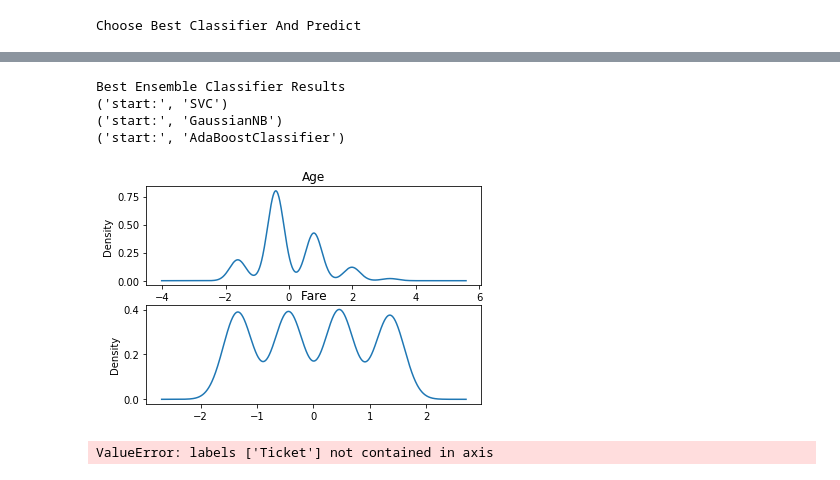
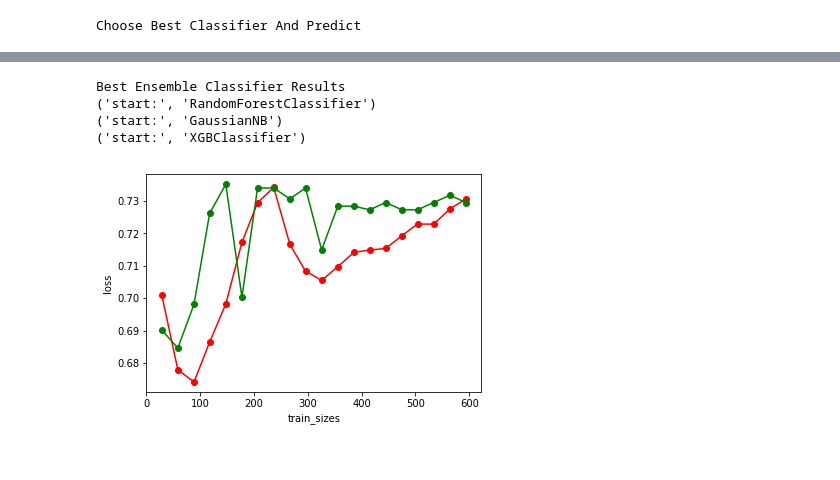
Before and after one commit to Jahvey/PYTHON_kaggle_titanic, a Jupyter notebook: my titanic.ipynb, the cells around one changed output, grey strips where cells are left out. Drawn from its saved outputs; the diff is of its cells as text; code cells hidden in the pictures.

```diff
--- a/my titanic.ipynb
+++ b/my titanic.ipynb
@@ -793,37 +961,10 @@ for i in range(0,3):
     print ('start:',candidate_classifier.__class__.__name__)
     predictions=candidate_classifier.fit(x_train,y_train).predict(x_test)
     data_test_org['Survived']=predictions
-    data_test_org[['PassengerId','Survived']].to_csv("/media/john/10167DFA167DE0E0/TDDOWNLOAD/ML/titanic/officialData/ensembleResultT_{0}_{1}_{2}%%.csv".format( \
-        i,candidate_classifier.__class__.__name__,int(acc_score*10000)),index=False)
+    data_test_org[['PassengerId','Survived']].to_csv("{3}/ensembleResultT_{0}_{1}_{2}.csv".format( \
+        i,candidate_classifier.__class__.__name__,int(acc_score*10000),FILE_DIR),index=False)
 # %% [output]
 Best Ensemble Classifier Results
-('start:', 'SVC')
+('start:', 'RandomForestClassifier')
 ('start:', 'GaussianNB')
-('start:', 'AdaBoostClassifier')
+('start:', 'XGBClassifier')
-# %%
-#特殊数据归一化
-scaler = preprocessing.StandardScaler()
-data_train['Age'].fillna(data_train['Age'].median(),inplace=True)
-data_test['Age'].fillna(data_train['Age'].median(),inplace=True)
-age_scale_param = scaler.fit(data_train['Age'].values.reshape(-1,1))
-data_train['Age'] = scaler.fit_transform(data_train['Age'].values.reshape(-1,1), age_scale_param)
-data_test['Age'] = scaler.fit_transform(data_test['Age'].values.reshape(-1,1), age_scale_param)
-
-data_train['Fare'].fillna(data_train['Fare'].median(),inplace=True)
-data_test['Fare'].fillna(data_train['Fare'].median(),inplace=True)
-fare_scale_param = scaler.fit(data_train['Fare'].values.reshape(-1,1))
-data_train['Fare'] = scaler.fit_transform(data_train['Fare'].values.reshape(-1,1), fare_scale_param)
-data_test['Fare'] = scaler.fit_transform(data_test['Fare'].values.reshape(-1,1), fare_scale_param)
-
-columns=['Age',"Fare"]
-FeatureEngineerTools.show_contin_columns(data_train,columns)
-# %% [output]
-[figure, removed]
-# %%
-columns=['Embarked','Sex','Pclass','Cabin']
-data_train,data_test=FeatureEngineerTools.columns_dummies(data_train,data_test,columns)
-data_train=data_train.drop(['Ticket','Name'],axis=1)
-data_test=data_test.drop(['Ticket','Name'],axis=1)
-print data_train.head()
-# %% [output]
-ValueError: labels ['Ticket'] not contained in axis
@@ -839,33 +971,28 @@ print 'test_df.columns()',test_df.columns
 # %%
 from sklearn import linear_model
-
-# y即Survival结果
-y = train_np[:, 0]
-# X即特征属性值
-X = train_np[:, 1:]
 
 # fit到RandomForestRegressor之中
 clf = linear_model.LogisticRegression(C=1.0, penalty='l1', tol=1e-6)
 # clf.fit(X, y)
 bagging_clf = BaggingRegressor(clf, n_estimators=20, max_samples=0.8, max_features=1.0, bootstrap=True, bootstrap_features=False, n_jobs=-1)
-bagging_clf.fit(X,y)
-predictions = bagging_clf.predict(test_df)
-result = pd.DataFrame({'PassengerId':data_test['PassengerId'].as_matrix(), 'Survived':predictions.astype(np.int32)})
-result.to_csv("/media/yuan/AE2E240C2E23CBE1/TDDOWNLOAD/ML/titanic/officialData/logistic_regression_predictions.csv", index=False)
+bagging_clf.fit(x_train,y_train)
+predictions = bagging_clf.predict(x_test)
+result = pd.DataFrame({'PassengerId':data_test_org['PassengerId'], 'Survived':predictions.astype(np.int32)})
+result.to_csv("{0}/logistic_regression_predictions.csv".format(FILE_DIR), index=False)
 # %%
 # print list(train_df.columns)
 # print pd.DataFrame({"columns":list(train_df.columns)[1:], "coef":list(clf.coef_.T)})
 # %%
 #判断是否过拟合
-data_x=X
-data_y=y
-train_sizes,train_loss,test_loss=learning_curve(clf,data_x,data_y,train_sizes=np.linspace(0.05,1,20))
+train_sizes,train_loss,test_loss=learning_curve(clf,x_train,y_train,train_sizes=np.linspace(0.05,1,20))
 
 train_loss_mean=np.mean(train_loss,axis=1)
 test_loss_mean=np.mean(test_loss,axis=1)
 
 plt.plot(train_sizes,train_loss_mean,'o-',color='r',label='train_loss_mean')
 plt.plot(train_sizes,test_loss_mean,'o-',color='g',label='test_loss_mean')
 plt.xlabel('train_sizes')
 plt.ylabel('loss')
 plt.show()
+# %% [output]
+[figure, added]
```
Also changed, not shown: parts of 14 cells of this notebook.
